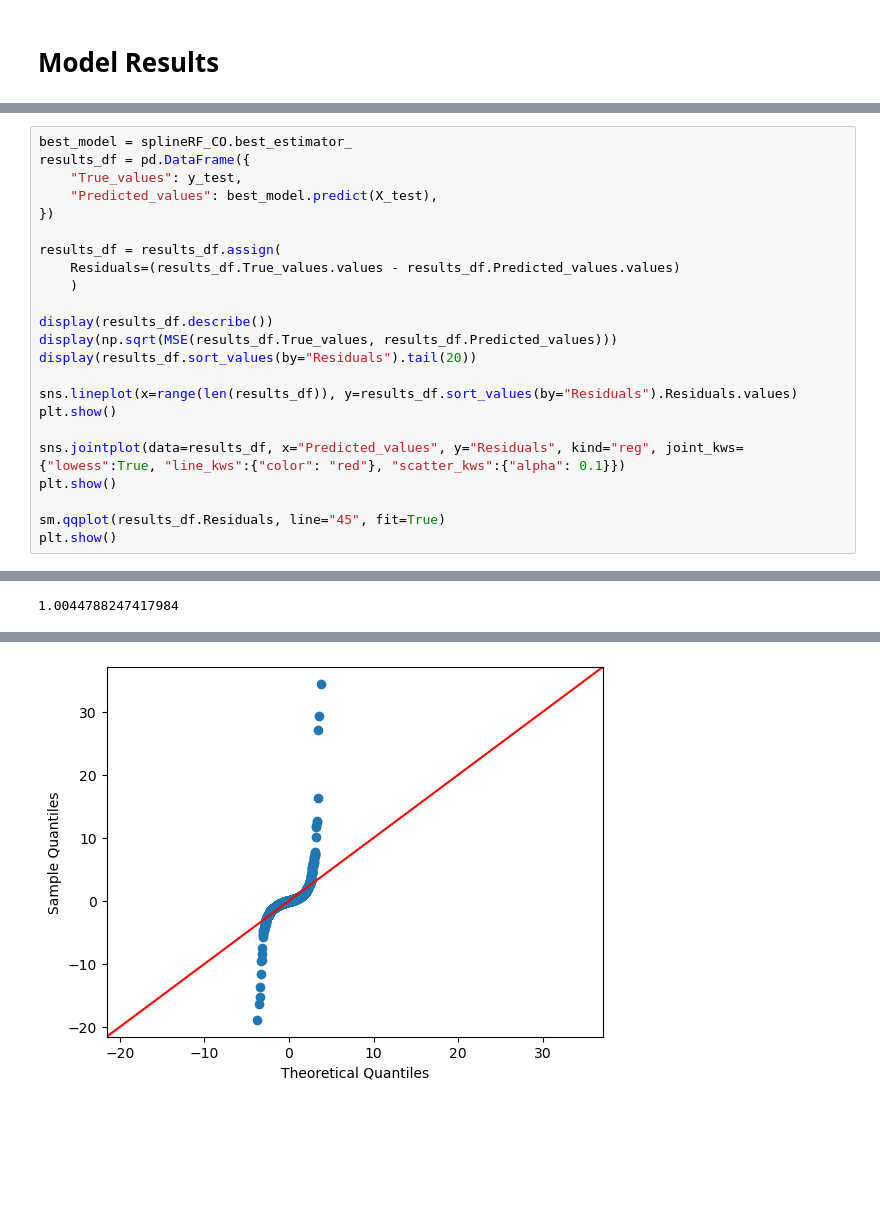
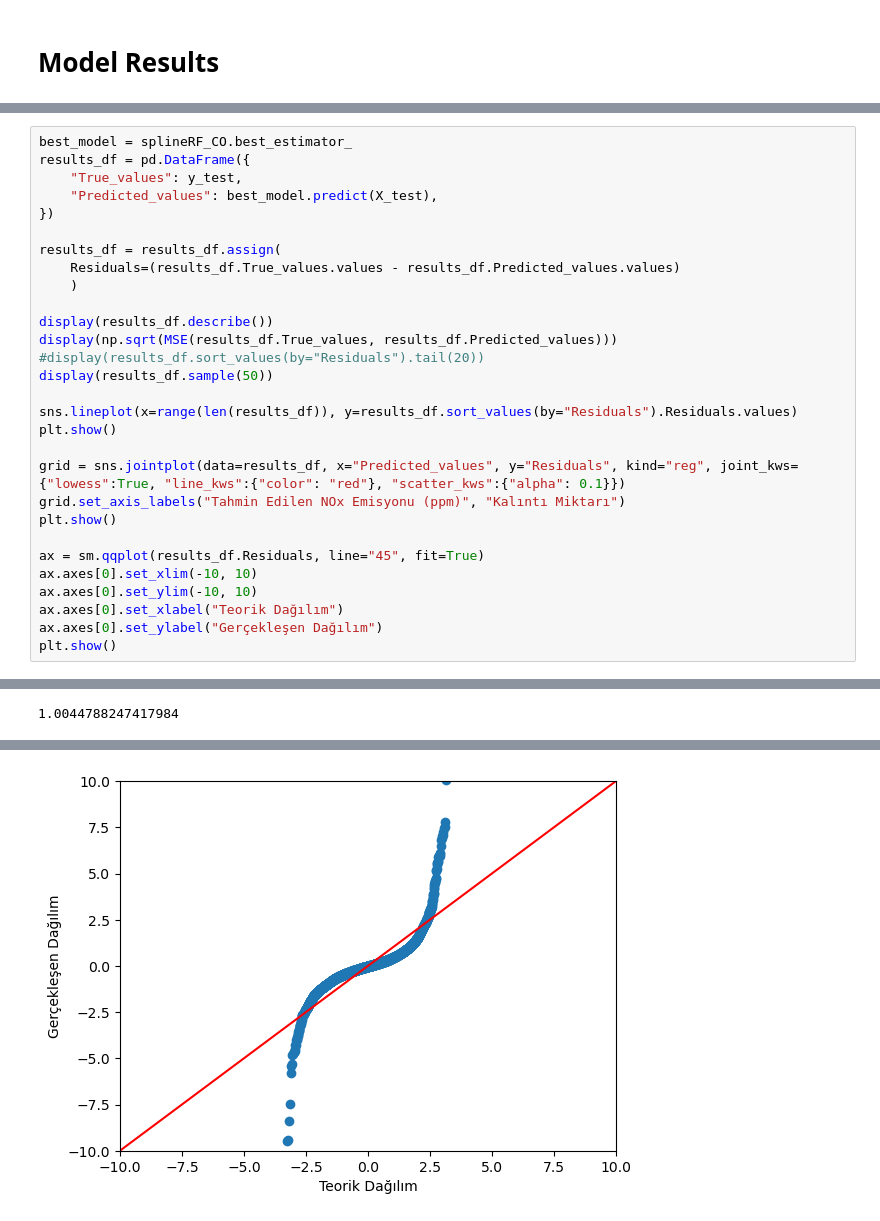
Before and after one commit to TunahanKanbak/VBM683, a Jupyter notebook: CO Prediction.ipynb, the cells around one changed output, grey strips where cells are left out. Drawn from its saved outputs; the diff is of its cells as text; blank space fills up the shorter version.

```diff
--- a/CO Prediction.ipynb
+++ b/CO Prediction.ipynb
@@ -837,15 +819,21 @@ results_df = results_df.assign(
 
 display(results_df.describe())
 display(np.sqrt(MSE(results_df.True_values, results_df.Predicted_values)))
-display(results_df.sort_values(by="Residuals").tail(20))
+#display(results_df.sort_values(by="Residuals").tail(20))
+display(results_df.sample(50))
 
 sns.lineplot(x=range(len(results_df)), y=results_df.sort_values(by="Residuals").Residuals.values)
 plt.show()
 
-sns.jointplot(data=results_df, x="Predicted_values", y="Residuals", kind="reg", joint_kws={"lowess":True, "line_kws":{"color": "red"}, "scatter_kws":{"alpha": 0.1}})
+grid = sns.jointplot(data=results_df, x="Predicted_values", y="Residuals", kind="reg", joint_kws={"lowess":True, "line_kws":{"color": "red"}, "scatter_kws":{"alpha": 0.1}})
+grid.set_axis_labels("Tahmin Edilen NOx Emisyonu (ppm)", "Kalıntı Miktarı")
 plt.show()
 
-sm.qqplot(results_df.Residuals, line="45", fit=True)
+ax = sm.qqplot(results_df.Residuals, line="45", fit=True)
+ax.axes[0].set_xlim(-10, 10)
+ax.axes[0].set_ylim(-10, 10)
+ax.axes[0].set_xlabel("Teorik Dağılım")
+ax.axes[0].set_ylabel("Gerçekleşen Dağılım")
 plt.show()
 # %% [output]
 |  | True_values | Predicted_values | Residuals |
@@ -880 +868 @@ plt.show()
-[figure, old version]
+[figure, new version]
```
Also changed, not shown: parts of 21 cells of this notebook, 1 other file.
